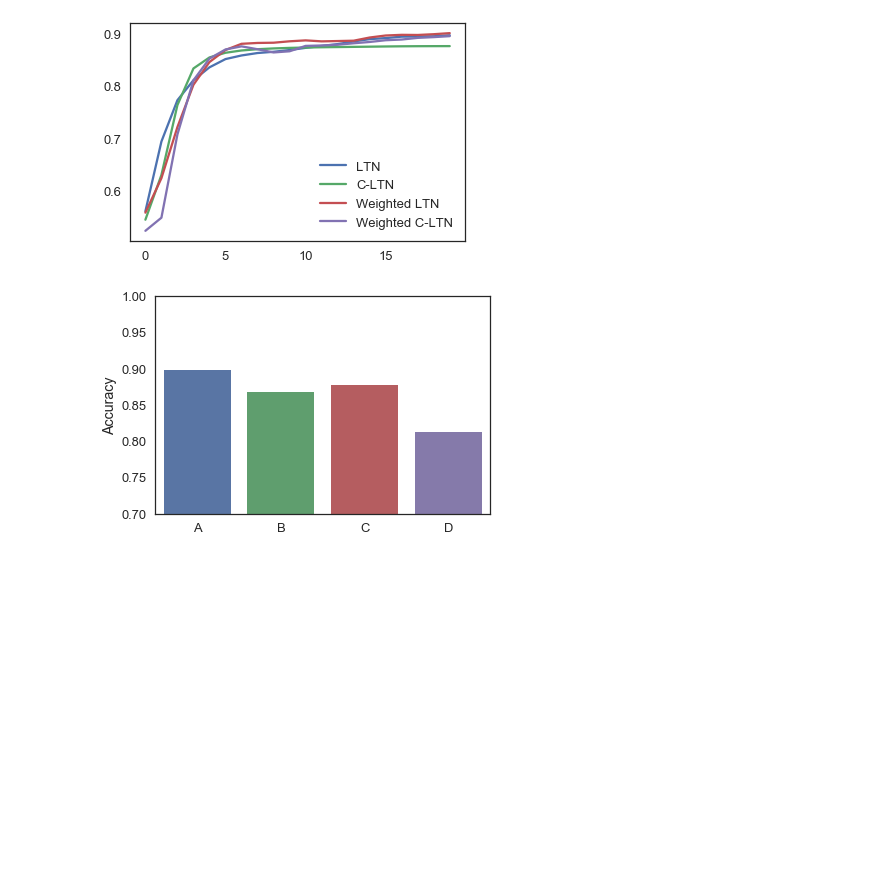
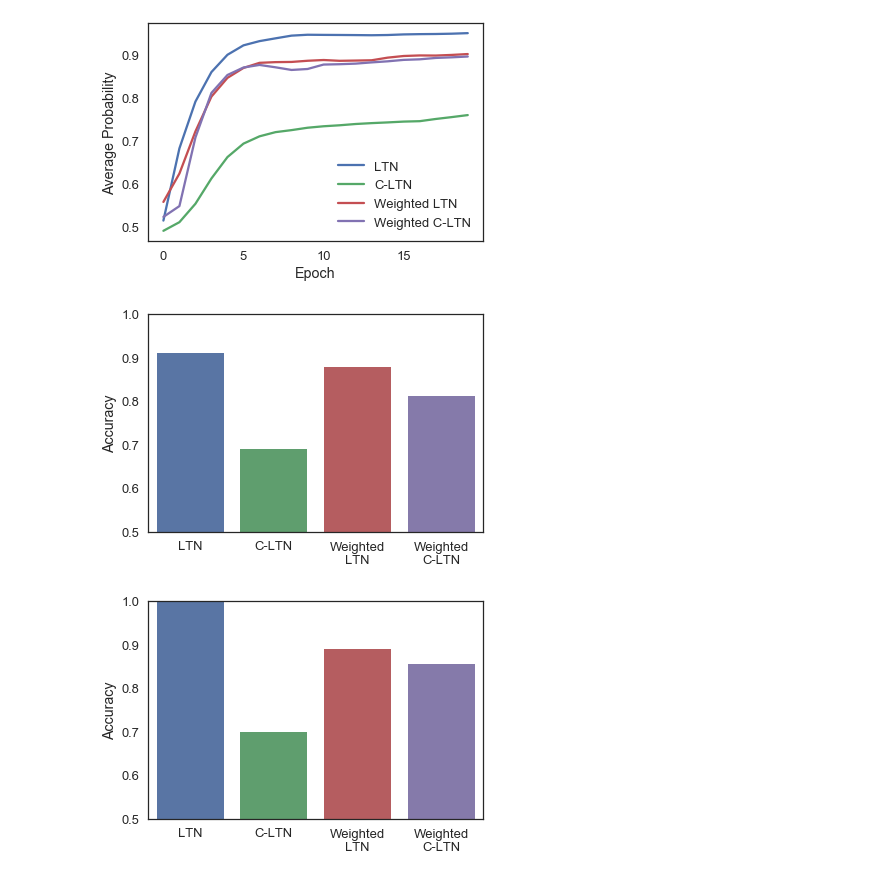
Before and after one commit to Adoni/CSE505, a Jupyter notebook: LTN/main.ipynb, the cells around one changed output. Saved outputs shown, nothing was run; the diff lists cells and outputs as text; code cells hidden in the pictures; blank space fills up the shorter version.

Commit message:
get results

```diff
--- a/LTN/main.ipynb
+++ b/LTN/main.ipynb
@@ -114,0 +129,3 @@ pickle.dump((prob4,loss4,first4,second4), open( "./results/result4.pkl", "wb" )
+# %%
+prob1,loss1,first1,second1=pickle.load(open('./results/result1.pkl','rb'))
+prob2,loss2,first2,second2=pickle.load(open('./results/result2.pkl','rb'))
@@ -123,16 +165,24 @@ plt.plot(prob2,label='C-LTN')
 plt.plot(prob3,label='Weighted LTN')
 plt.plot(prob4,label='Weighted C-LTN')
 plt.legend()
+plt.xlabel('Epoch')
+plt.ylabel('Average Probability')
 plt.show()
 # %% [output]
-[figure, old version]
+[figure, new version]
 # %%
-x = np.array(list("ABCD"))
+x = np.array(['LTN','C-LTN','Weighted\nLTN','Weighted\nC-LTN'])
 y1 = np.array([first1,first2,first3,first4])
 y2 = np.array([second1,second2,second3,second4])
 sns.barplot(x, y1)
 plt.ylabel("Accuracy")
-plt.ylim((0.7,1.0))
+plt.ylim((0.5,1.0))
 plt.show()
+
+sns.barplot(x, y2)
+plt.ylabel("Accuracy")
+plt.ylim((0.5,1.0))
+plt.show()
 # %% [output]
-[figure, old version]
+[figure, new version]
+[figure, added]
```
Also changed, not shown: parts of 13 cells of this notebook, 26 other files.
